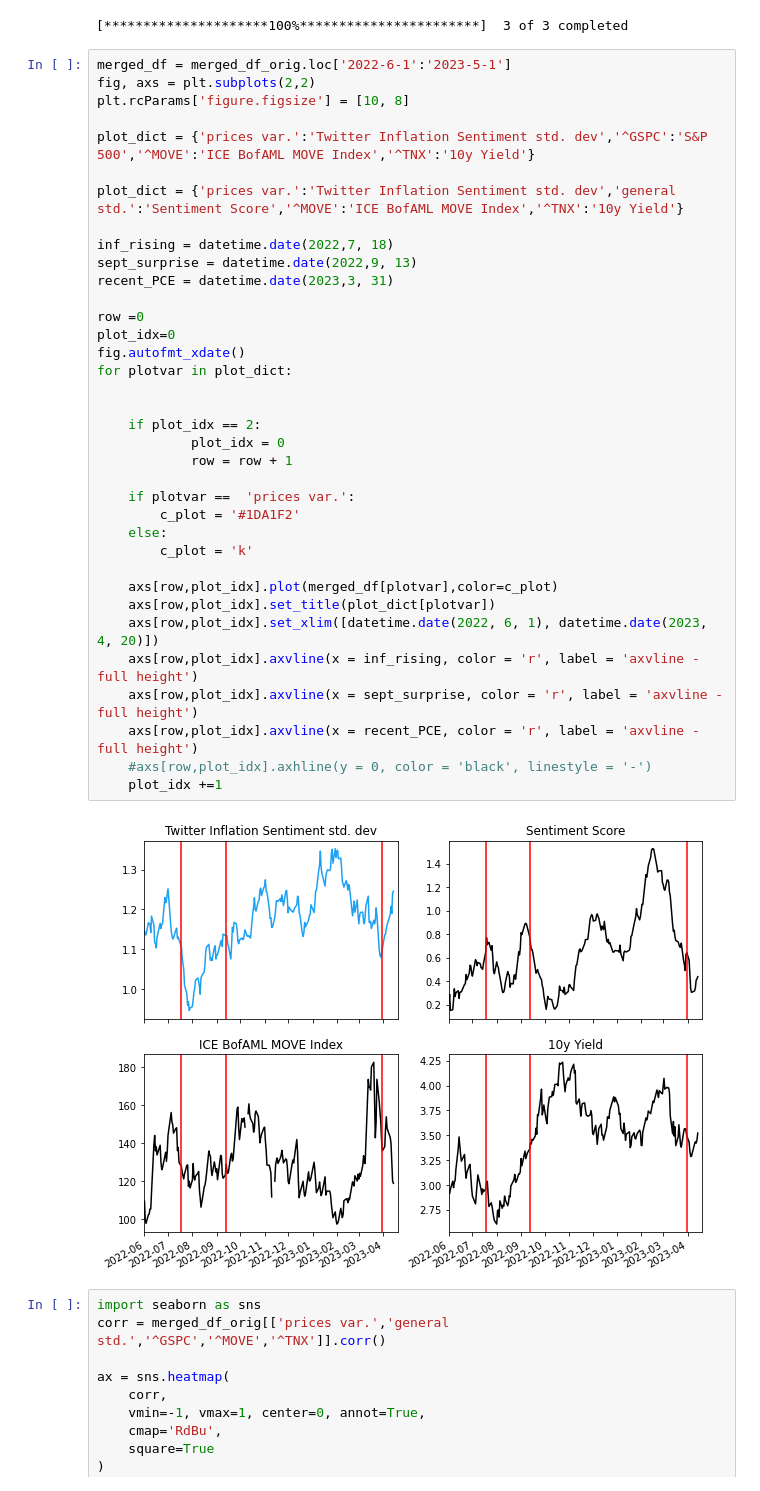
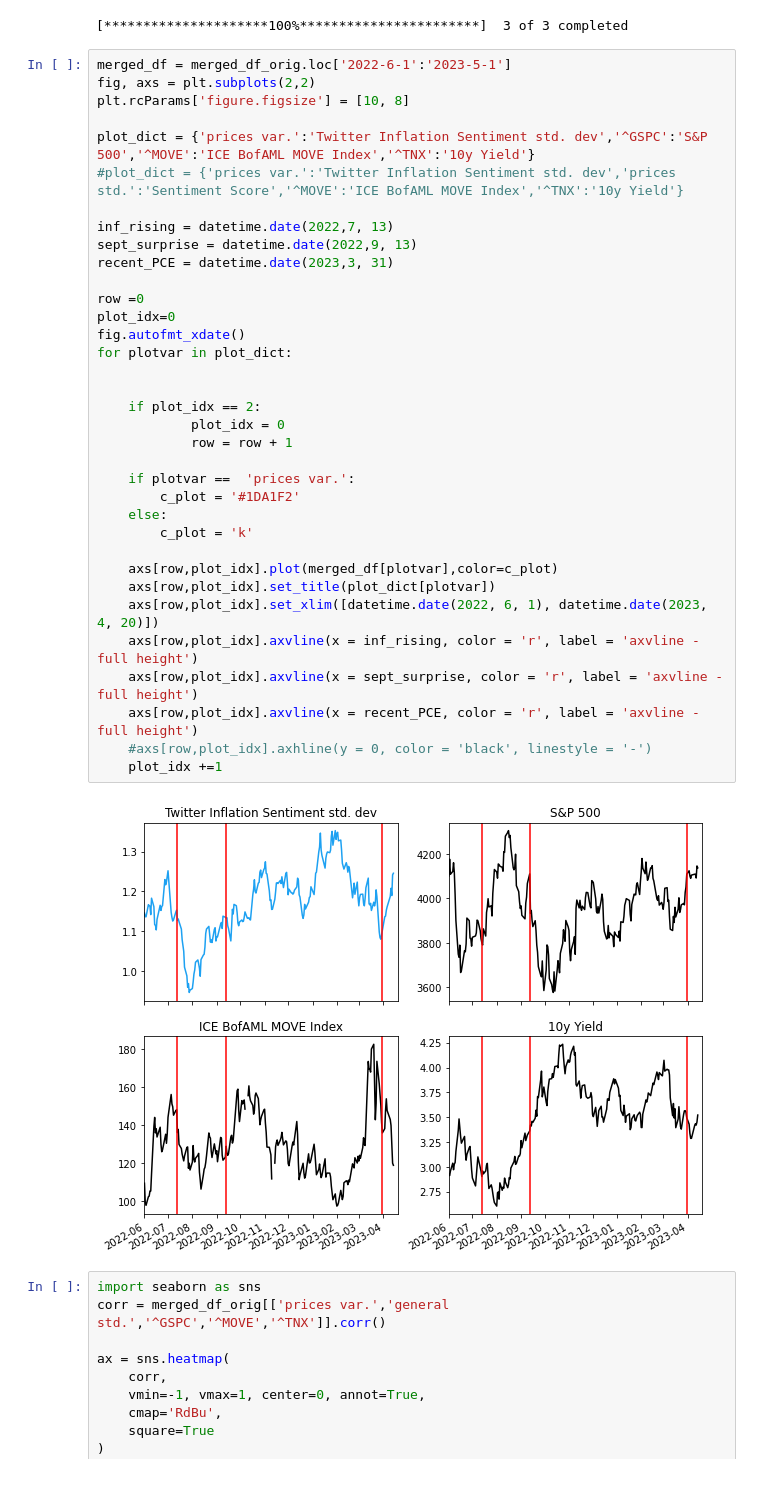
Before and after one commit to willcrossb/RT_sentiment, a Jupyter notebook: APR_analysis.ipynb, the cells around one changed output. Drawn from its saved outputs; the diff is of its cells as text.

Commit message:
final plot of apr variance

```diff
--- a/APR_analysis.ipynb
+++ b/APR_analysis.ipynb
@@ -60,38 +60,37 @@ fig, axs = plt.subplots(2,2)
 plt.rcParams['figure.figsize'] = [10, 8]
 
 plot_dict = {'prices var.':'Twitter Inflation Sentiment std. dev','^GSPC':'S&P 500','^MOVE':'ICE BofAML MOVE Index','^TNX':'10y Yield'}
+#plot_dict = {'prices var.':'Twitter Inflation Sentiment std. dev','prices std.':'Sentiment Score','^MOVE':'ICE BofAML MOVE Index','^TNX':'10y Yield'}
 
-plot_dict = {'prices var.':'Twitter Inflation Sentiment std. dev','general std.':'Sentiment Score','^MOVE':'ICE BofAML MOVE Index','^TNX':'10y Yield'}
-
-inf_rising = datetime.date(2022,7, 18)
+inf_rising = datetime.date(2022,7, 13)
 sept_surprise = datetime.date(2022,9, 13)
 recent_PCE = datetime.date(2023,3, 31)
 
 row =0
 plot_idx=0
 fig.autofmt_xdate()
 for plotvar in plot_dict:
 
 
     if plot_idx == 2:
             plot_idx = 0
             row = row + 1
 
     if plotvar ==  'prices var.':
         c_plot = '#1DA1F2'
     else:
         c_plot = 'k'
 
     axs[row,plot_idx].plot(merged_df[plotvar],color=c_plot)
     axs[row,plot_idx].set_title(plot_dict[plotvar])
     axs[row,plot_idx].set_xlim([datetime.date(2022, 6, 1), datetime.date(2023, 4, 20)])
     axs[row,plot_idx].axvline(x = inf_rising, color = 'r', label = 'axvline - full height')
     axs[row,plot_idx].axvline(x = sept_surprise, color = 'r', label = 'axvline - full height')
     axs[row,plot_idx].axvline(x = recent_PCE, color = 'r', label = 'axvline - full height')
     #axs[row,plot_idx].axhline(y = 0, color = 'black', linestyle = '-')
     plot_idx +=1
 # %% [output]
-[figure, old version]
+[figure, new version]
 # %%
 import seaborn as sns
 corr = merged_df_orig[['prices var.','general std.','^GSPC','^MOVE','^TNX']].corr()
```
Also changed, not shown: parts of 1 cell of this notebook.
